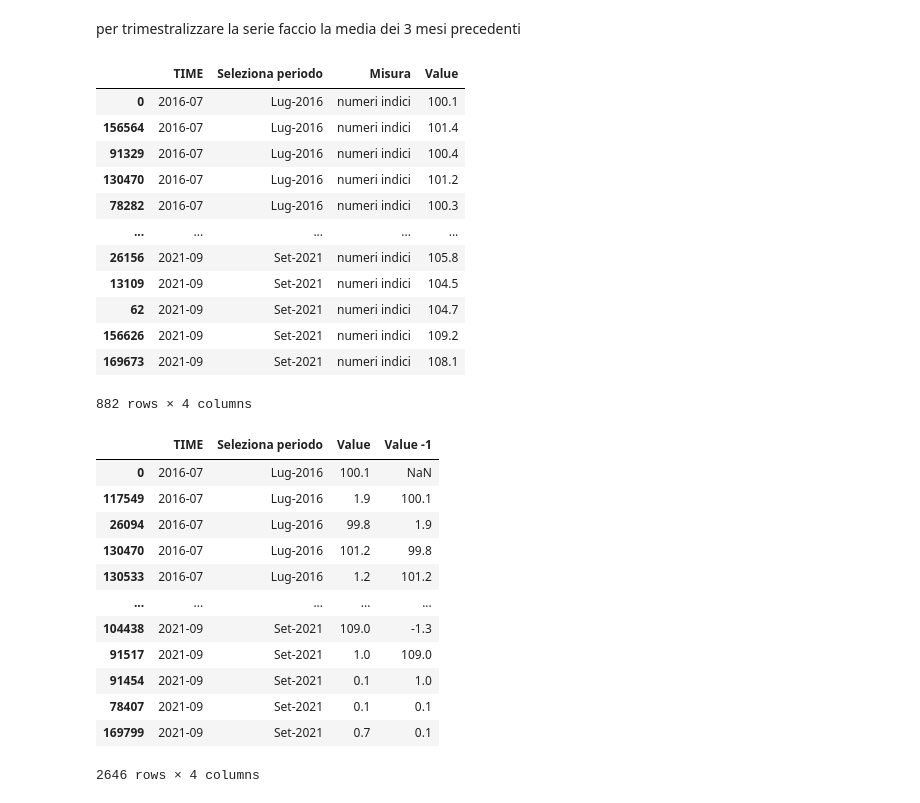
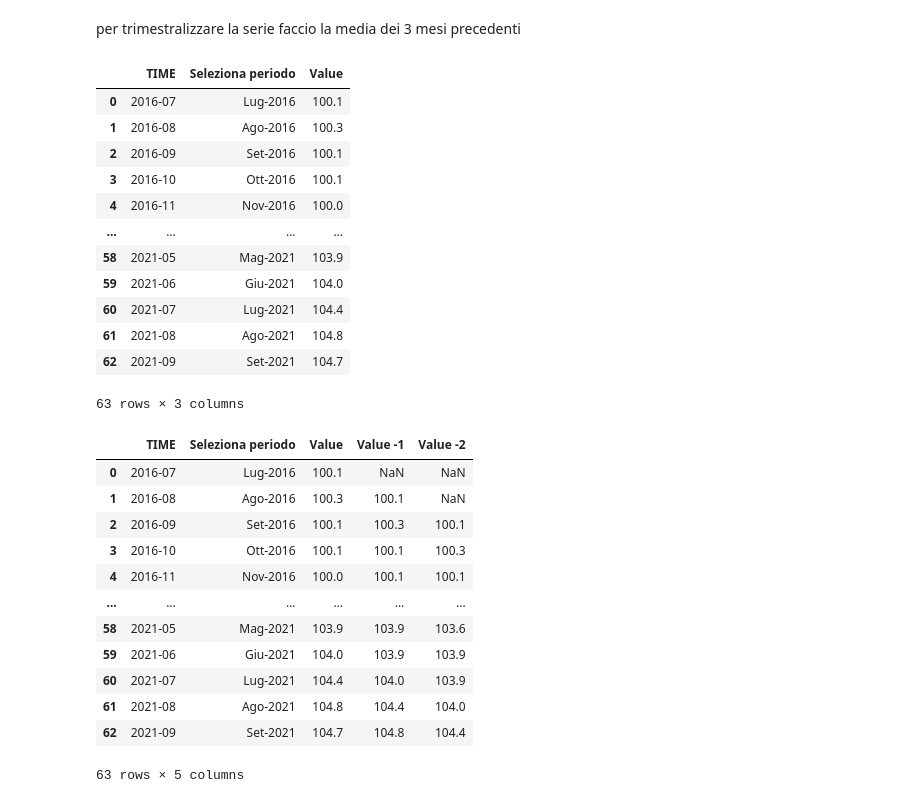
Before and after one commit to busconemo/Progetto_Studio, a Jupyter notebook: Jupiter/01_Creazione_db/FOI.ipynb, the cells around one changed output. Drawn from its saved outputs; the diff is of its cells as text; code cells hidden in the pictures.

```diff
--- a/Jupiter/01_Creazione_db/FOI.ipynb
+++ b/Jupiter/01_Creazione_db/FOI.ipynb
@@ -33,4 +55,4 @@ foi_df=pd.DataFrame(foi)
 # %%
-foi_df_ita=foi_df[foi_df["Territorio"]=="Italia"]
+foi_df_ita=foi_df[(foi_df["Territorio"]=="Italia") & (foi_df["Misura"]=='numeri indici') &(foi_df["COICOP Rev. Istat"]=='indice generale')]
 print(foi_df_ita)
 # %% [output]
@@ -54,4 +76,4 @@ print(foi_df_ita)
 # %%
-foi_df_ita2=foi_df_ita[["TIME", "Seleziona periodo","Misura" , "Value"]]
+foi_df_ita2=foi_df_ita[["TIME", "Seleziona periodo" , "Value"]]
 foi_df_ita2
 # %% [output]
@@ -71,5 +92,0 @@ foi_df_ita2
-# %%
-#foi_df_ita2=foi_df_ita2[pd.notnull(foi_df_ita2["Value"]) & foi_df_ita2["Misura"]=="numeri indici"]
-foi_df_ita2=foi_df_ita2[pd.notnull(foi_df_ita2["Value"])]
-foi_df_ita2=foi_df_ita2[foi_df_ita2["Misura"]=="numeri indici"]
-foi_df_ita2
@@ -93,34 +96,35 @@ per trimestralizzare la serie faccio la media dei 3 mesi precedenti
 foi_df_ita2=foi_df_ita2.sort_values(['TIME'])
 foi_df_ita2
 # %% [output]
-|  | TIME | Seleziona periodo | Misura | Value |
-| 0 | 2016-07 | Lug-2016 | numeri indici | 100.1 |
-| 156564 | 2016-07 | Lug-2016 | numeri indici | 101.4 |
-| 91329 | 2016-07 | Lug-2016 | numeri indici | 100.4 |
-| 130470 | 2016-07 | Lug-2016 | numeri indici | 101.2 |
-| 78282 | 2016-07 | Lug-2016 | numeri indici | 100.3 |
-| ... | ... | ... | ... | ... |
-| 26156 | 2021-09 | Set-2021 | numeri indici | 105.8 |
-| 13109 | 2021-09 | Set-2021 | numeri indici | 104.5 |
-| 62 | 2021-09 | Set-2021 | numeri indici | 104.7 |
-| 156626 | 2021-09 | Set-2021 | numeri indici | 109.2 |
-| 169673 | 2021-09 | Set-2021 | numeri indici | 108.1 |
+|  | TIME | Seleziona periodo | Value |
+| 0 | 2016-07 | Lug-2016 | 100.1 |
+| 1 | 2016-08 | Ago-2016 | 100.3 |
+| 2 | 2016-09 | Set-2016 | 100.1 |
+| 3 | 2016-10 | Ott-2016 | 100.1 |
+| 4 | 2016-11 | Nov-2016 | 100.0 |
+| ... | ... | ... | ... |
+| 58 | 2021-05 | Mag-2021 | 103.9 |
+| 59 | 2021-06 | Giu-2021 | 104.0 |
+| 60 | 2021-07 | Lug-2021 | 104.4 |
+| 61 | 2021-08 | Ago-2021 | 104.8 |
+| 62 | 2021-09 | Set-2021 | 104.7 |
-882 rows × 4 columns
+63 rows × 3 columns
 # %%
-foi_df_ita2=foi_df_ita2.sort_values(['TIME'])
 foi_df_ita2['Value -1'] = foi_df_ita2['Value'].shift(1)
+foi_df_ita2['Value -2'] = foi_df_ita2['Value'].shift(2)
+
 foi_df_ita2
 # %% [output]
-|  | TIME | Seleziona periodo | Value | Value -1 |
-| 0 | 2016-07 | Lug-2016 | 100.1 | NaN |
-| 117549 | 2016-07 | Lug-2016 | 1.9 | 100.1 |
-| 26094 | 2016-07 | Lug-2016 | 99.8 | 1.9 |
-| 130470 | 2016-07 | Lug-2016 | 101.2 | 99.8 |
-| 130533 | 2016-07 | Lug-2016 | 1.2 | 101.2 |
-| ... | ... | ... | ... | ... |
-| 104438 | 2021-09 | Set-2021 | 109.0 | -1.3 |
-| 91517 | 2021-09 | Set-2021 | 1.0 | 109.0 |
-| 91454 | 2021-09 | Set-2021 | 0.1 | 1.0 |
-| 78407 | 2021-09 | Set-2021 | 0.1 | 0.1 |
-| 169799 | 2021-09 | Set-2021 | 0.7 | 0.1 |
+|  | TIME | Seleziona periodo | Value | Value -1 | Value -2 |
+| 0 | 2016-07 | Lug-2016 | 100.1 | NaN | NaN |
+| 1 | 2016-08 | Ago-2016 | 100.3 | 100.1 | NaN |
+| 2 | 2016-09 | Set-2016 | 100.1 | 100.3 | 100.1 |
+| 3 | 2016-10 | Ott-2016 | 100.1 | 100.1 | 100.3 |
+| 4 | 2016-11 | Nov-2016 | 100.0 | 100.1 | 100.1 |
+| ... | ... | ... | ... | ... | ... |
+| 58 | 2021-05 | Mag-2021 | 103.9 | 103.9 | 103.6 |
+| 59 | 2021-06 | Giu-2021 | 104.0 | 103.9 | 103.9 |
+| 60 | 2021-07 | Lug-2021 | 104.4 | 104.0 | 103.9 |
+| 61 | 2021-08 | Ago-2021 | 104.8 | 104.4 | 104.0 |
+| 62 | 2021-09 | Set-2021 | 104.7 | 104.8 | 104.4 |
-2646 rows × 4 columns
+63 rows × 5 columns
```
Also changed, not shown: parts of 16 cells of this notebook, 3 other files.
